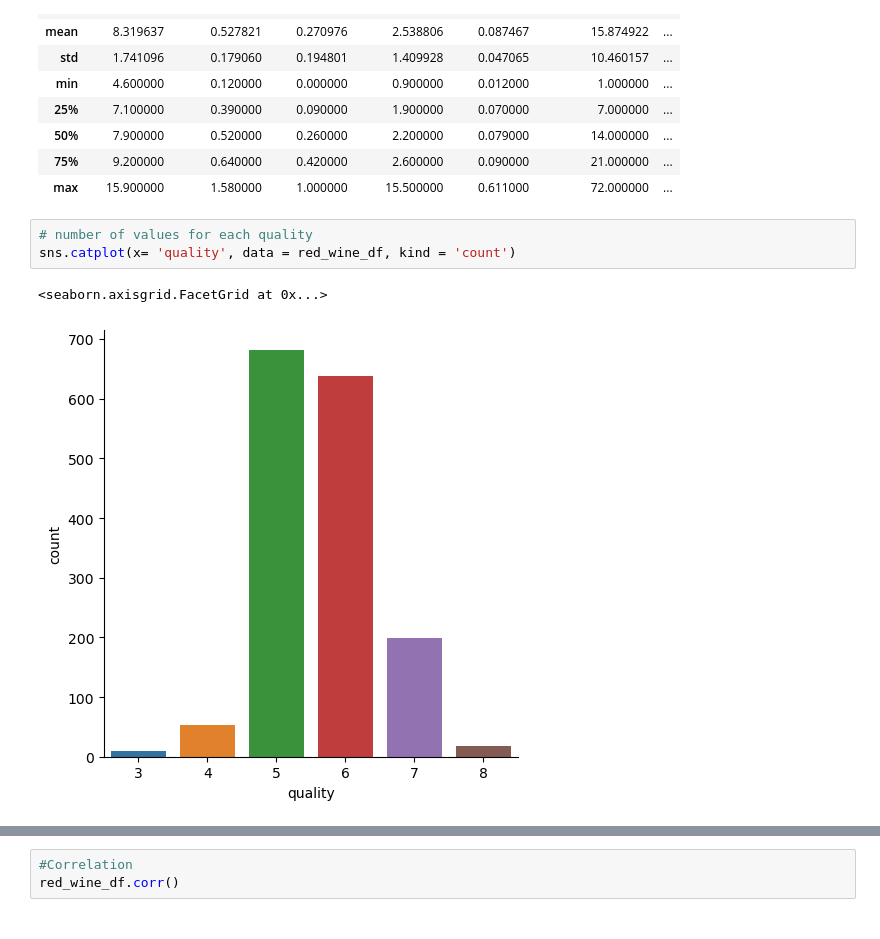
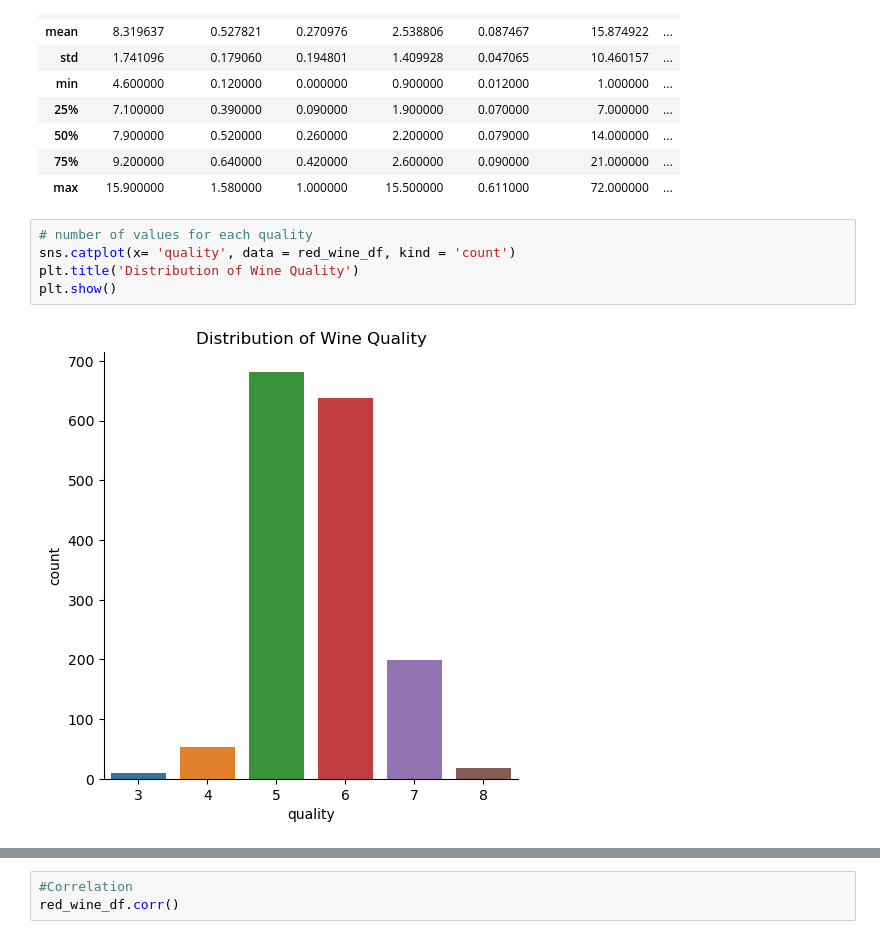
Before and after one commit to SALEMALIOKULLO/wine-quality-project-4, a Jupyter notebook: RedWine-quality-Visualization and Prediction.ipynb, the cells around one changed output, grey strips where cells are left out. Cells and saved outputs as stored; diff of their text form.

```diff
--- a/RedWine-quality-Visualization and Prediction.ipynb
+++ b/RedWine-quality-Visualization and Prediction.ipynb
@@ -41,9 +41,10 @@ red_wine_df.describe()
 # %%
 # number of values for each quality
 sns.catplot(x= 'quality', data = red_wine_df, kind = 'count')
+plt.title('Distribution of Wine Quality')
+plt.show()
 # %% [output]
-<seaborn.axisgrid.FacetGrid at 0x...>
-[figure, old version]
+[figure, new version]
 # %%
 # compare quality and citric acid
 plot = plt.figure(figsize= (5,5))
```
Also changed, not shown: parts of 14 cells of this notebook, 1 other file.
